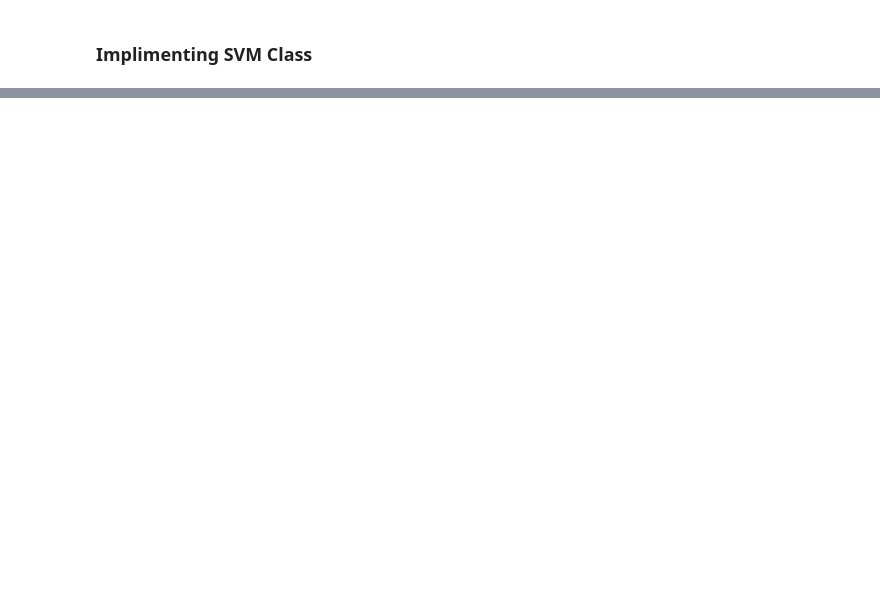
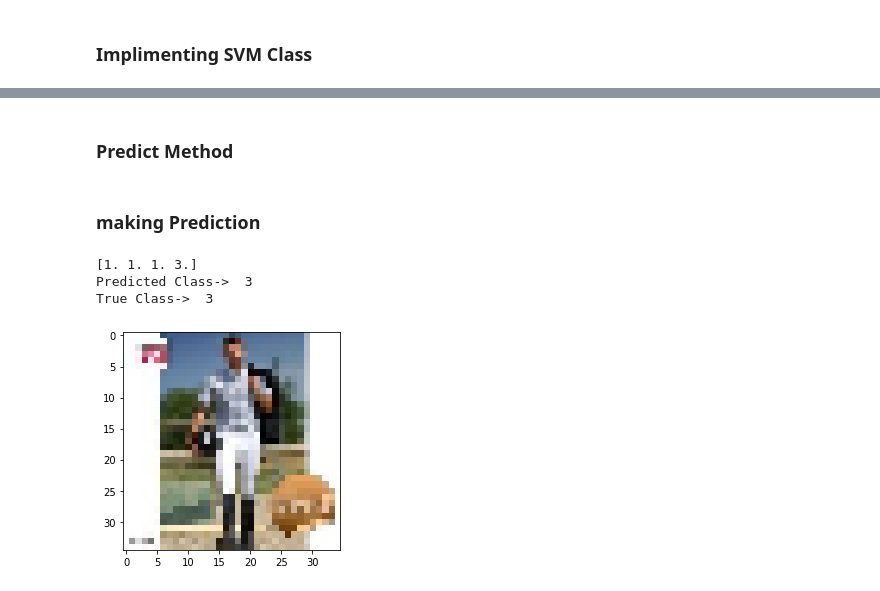
Before and after one commit to CypherNav/Image-Classification-SVM, a Jupyter notebook: Classification.ipynb, the cells around one changed output, grey strips where cells are left out. Drawn from its saved outputs; the diff is of its cells as text; code cells hidden in the pictures; blank space fills up the shorter version.

Commit message:
Prediction method added

```diff
--- a/Classification.ipynb
+++ b/Classification.ipynb
@@ -136,4 +135,4 @@ class SVM:
                             grad_w+=self.C*Y[sample]*X[sample]
                 self.W=self.W-learning_rate*self.W+learning_rate*grad_w
                 self.bias=self.bias+learning_rate*grad_bias
-        return losses
+        return self.W,self.bias
@@ -139,0 +141,48 @@ class SVM:
+# %%
+def train(X,Y):
+    classifier=SVM()
+    parameters={}
+    for firstClass in range(num_class):
+        parameters[firstClass]={}
+        for secondClass in range(firstClass+1,num_class):
+            Xpair,Ypair=PairData(ClassWiseData[firstClass],ClassWiseData[secondClass])
+            wts,b=classifier.fit(Xpair,Ypair)
+            parameters[firstClass][secondClass]=(wts,b)
+
+    return parameters
+
+allParameters=train(image_data,labels)
+# %% [markdown]
+### Predict Method
+# %%
+def predictY(X,w,b):
+    val=np.dot(X,w.T)+b
+    if val>=0:
+        return 1
+    else:
+        return -1
+# %%
+def predict(X):
+    count=np.zeros((num_class,))
+    for firstClass in range(num_class):
+        for secondClass in range(firstClass+1,num_class):
+            w,b=allParameters[firstClass][secondClass]
+            ypred=predictY(X,w,b)
+            if ypred==1:
+                count[firstClass]+=1
+            else:
+                count[secondClass]+=1
+    return np.argmax(count)
+# %% [markdown]
+### making Prediction
+# %%
+ypred=predict(image_data[1])
+print("Predicted Class-> ",ypred)
+print("True Class-> ",labels[1])
+plt.imshow(image_data[1].reshape(35,35,-1))
+plt.show()
+# %% [output]
+[1. 1. 1. 3.]
+Predicted Class->  3
+True Class->  3
+[figure, added]
```
Also changed, not shown: parts of 9 cells of this notebook.
